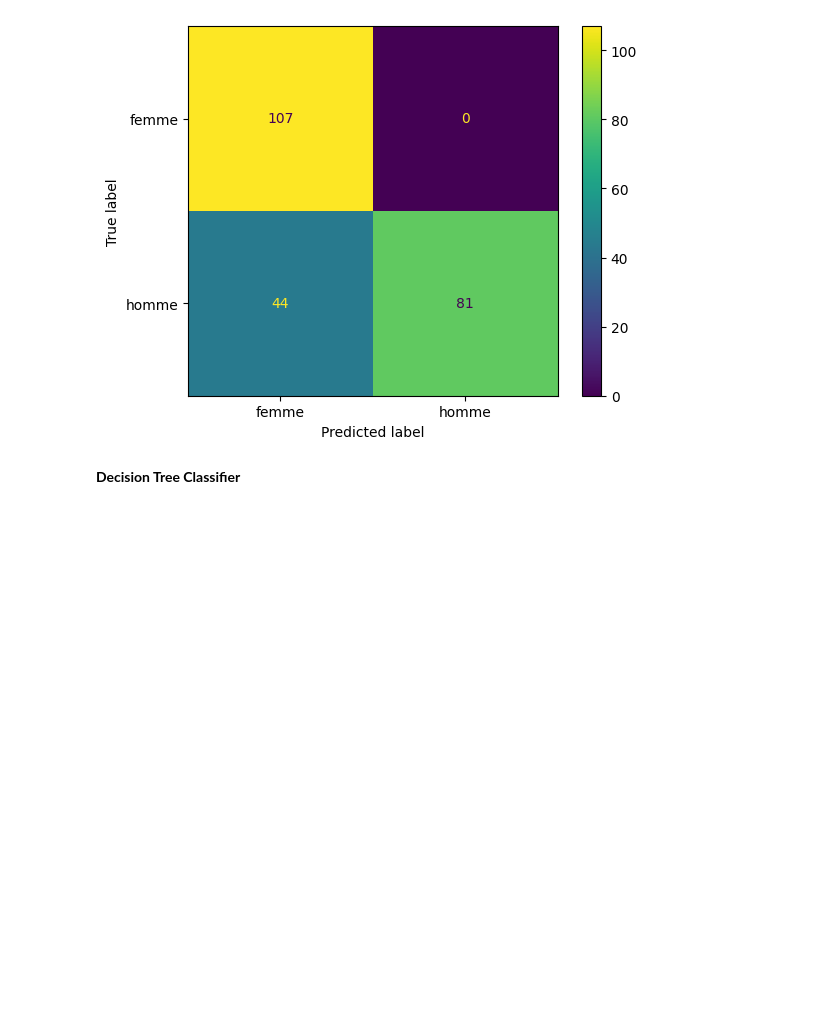
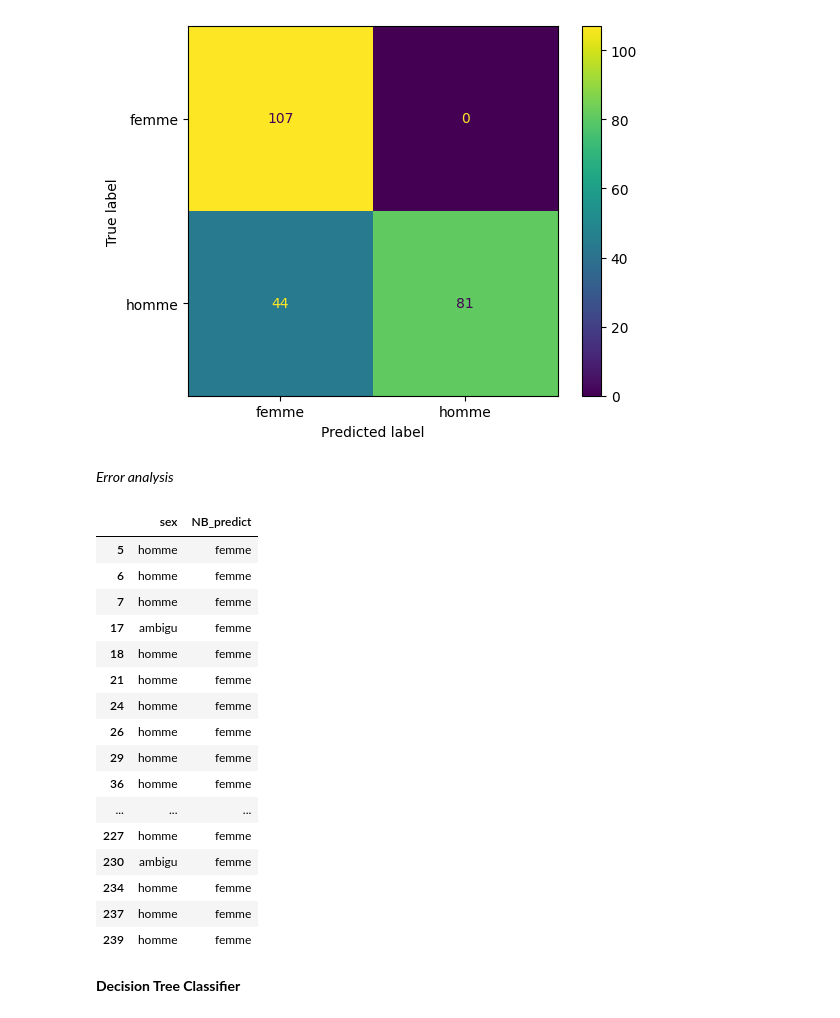
Before and after one commit to jdreumont/ML_for_NLP, a Jupyter notebook: Projet_NLP_JDR.ipynb, the cells around one changed output. Cells and saved outputs as stored; diff of their text form; code cells hidden in the pictures; blank space fills up the shorter version.

```diff
--- a/Projet_NLP_JDR.ipynb
+++ b/Projet_NLP_JDR.ipynb
@@ -190,20 +250,23 @@ print(dict(transcript_db.groundtruth_link.str.lower().value_counts()))
 # %%
 # Standardize the variable 'groundtruth_occupation'
 transcript_db['groundtruth_occupation'] = transcript_db['groundtruth_occupation'].str.replace('néant','') \
-                                                                   .replace(['s', 'sp', 's.p','sans p', 'sans prof', 'sans prof.',
-                                                                   'sans p.', 's.p.', 's p', 'sans'],  'sans profession') \
-                                                                   .replace(['culivateur', 'cult', 'cultivat', 'cult eur', 'cultiv'], 'cultivateur') \
-                                                                   .replace(['cult eur fermier', 'cultiv eur fermier'], 'cultivateur fermier') \
+                                                                   .replace(['s', 'sp', 's.p', 's.p.'],  'sans profession') \
+                                                                   .replace('sans', 'sans profession') \
+                                                                   .replace(['culivateur', 'cult', 'cultivat', 'cultiv'], 'cultivateur') \
                                                                    .replace('domest.', 'domestique') \
+                                                                   .replace('déposit', '') \
                                                                    .replace('idem', '')
 
 
-transcript_db['groundtruth_link'] = transcript_db['groundtruth_link'].str.replace('ch. m', 'chef') \
-                                                       .replace(['ép',"ép e"], "épouse") \
-                                                       .replace(['bru', 'sa brue'], 'belle-fille') \
+# Standardize the variable 'groundtruth_link'
+transcript_db['groundtruth_link'] = transcript_db['groundtruth_link'].str.replace('ch.', 'chef') \
+                                                       .replace('ép', "épouse") \
+                                                       .replace('bru', 'belle-fille') \
                                                        .replace('enf', 'enfant') \
-                                                       .replace('domest.', 'domestique') \
-                                                       .replace('idem', '')
+                                                       .replace('leur', '') \
+                                                       .replace('schouer', '') \
+                                                       .replace('idem', '') \
+                                                       .replace('domest.', 'domestique')
 # %%
 print(dict(transcript_db.groundtruth_occupation.str.lower().value_counts()))
 print(dict(transcript_db.groundtruth_link.str.lower().value_counts()))
@@ -311,6 +374,28 @@ disp.plot()
 plt.show()
 # %% [output]
 [figure]
+# %% [markdown]
+*Error analysis*
+# %%
+transcript_db[transcript_db['NB_predict'] != transcript_db['sex']][['sex', 'NB_predict']]
+# %% [output]
+|  | sex | NB_predict |
+| 5 | homme | femme |
+| 6 | homme | femme |
+| 7 | homme | femme |
+| 17 | ambigu | femme |
+| 18 | homme | femme |
+| 21 | homme | femme |
+| 24 | homme | femme |
+| 26 | homme | femme |
+| 29 | homme | femme |
+| 36 | homme | femme |
+| ... | ... | ... |
+| 227 | homme | femme |
+| 230 | ambigu | femme |
+| 234 | homme | femme |
+| 237 | homme | femme |
+| 239 | homme | femme |
 # %% [markdown]
 **Decision Tree Classifier**
 # %%
```
Also changed, not shown: parts of 12 cells of this notebook.
